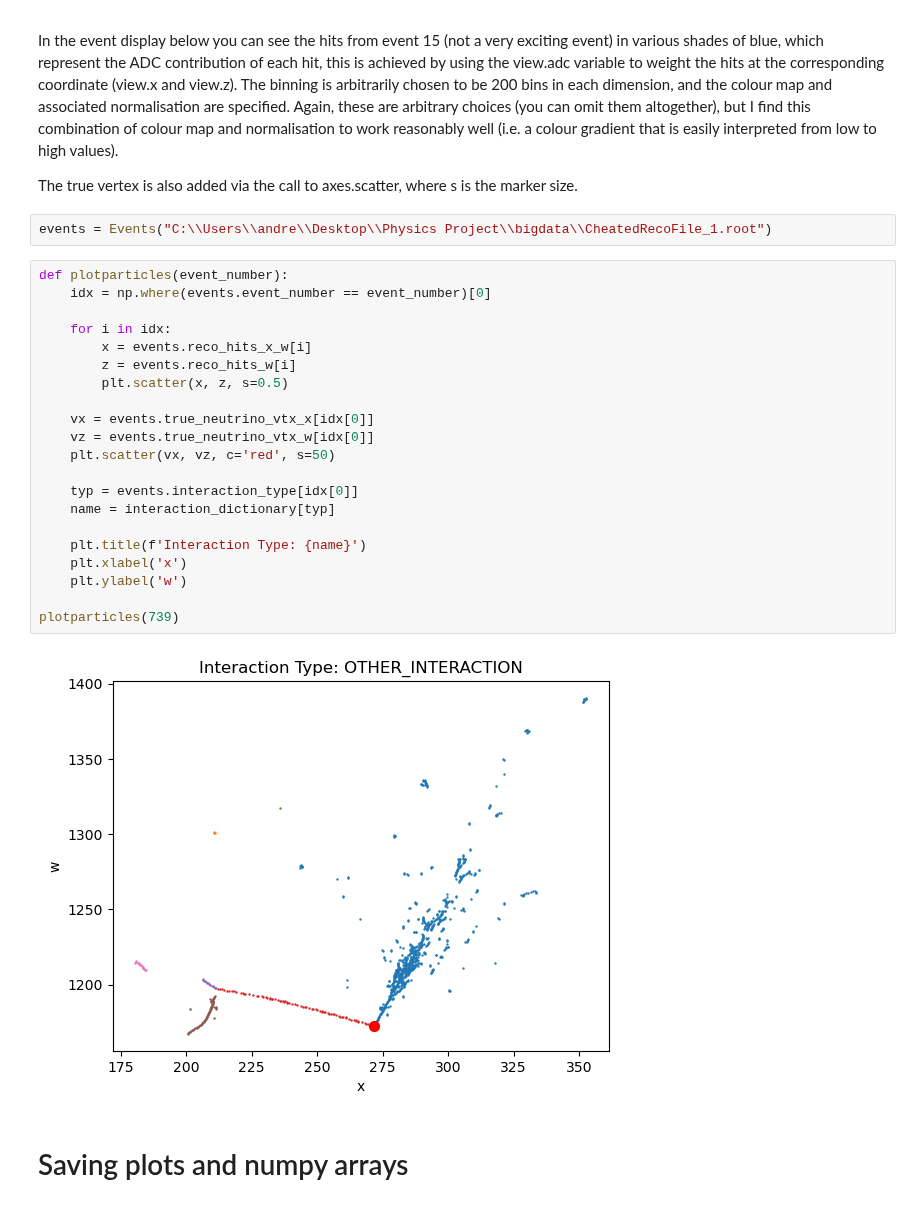
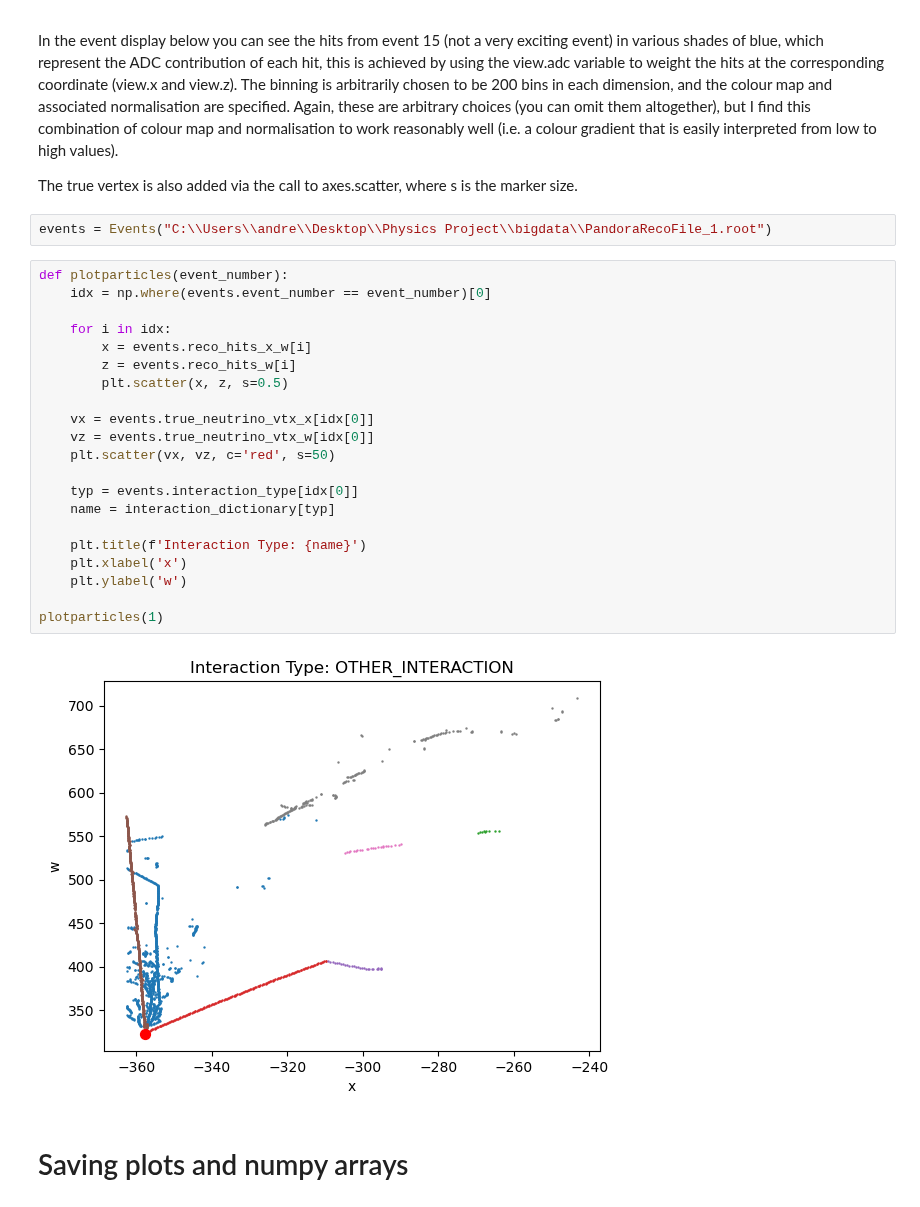
Before and after one commit to mohummudh/neutrinos-dune, a Jupyter notebook: andrew/display/project_start.ipynb, the cells around one changed output. Cells and saved outputs as stored; diff of their text form.

```diff
--- a/andrew/display/project_start.ipynb
+++ b/andrew/display/project_start.ipynb
@@ -168,30 +168,30 @@ In the event display below you can see the hits from event 15 (not a very exciti
 
 The true vertex is also added via the call to axes.scatter, where s is the marker size.
 # %%
-events = Events("C:\\Users\\andre\\Desktop\\Physics Project\\bigdata\\CheatedRecoFile_1.root")
+events = Events("C:\\Users\\andre\\Desktop\\Physics Project\\bigdata\\PandoraRecoFile_1.root")
 # %%
 def plotparticles(event_number):
     idx = np.where(events.event_number == event_number)[0]
 
     for i in idx:
         x = events.reco_hits_x_w[i]
         z = events.reco_hits_w[i]
         plt.scatter(x, z, s=0.5)
 
     vx = events.true_neutrino_vtx_x[idx[0]]
     vz = events.true_neutrino_vtx_w[idx[0]]
     plt.scatter(vx, vz, c='red', s=50)
 
     typ = events.interaction_type[idx[0]]
     name = interaction_dictionary[typ]
 
     plt.title(f'Interaction Type: {name}')
     plt.xlabel('x')
     plt.ylabel('w')
 
-plotparticles(739)
+plotparticles(1)
 # %% [output]
-[figure, old version]
+[figure, new version]
 # %% [markdown]
 # Saving plots and numpy arrays
 # %% [markdown]
```
Also changed, not shown: 1 other file.
